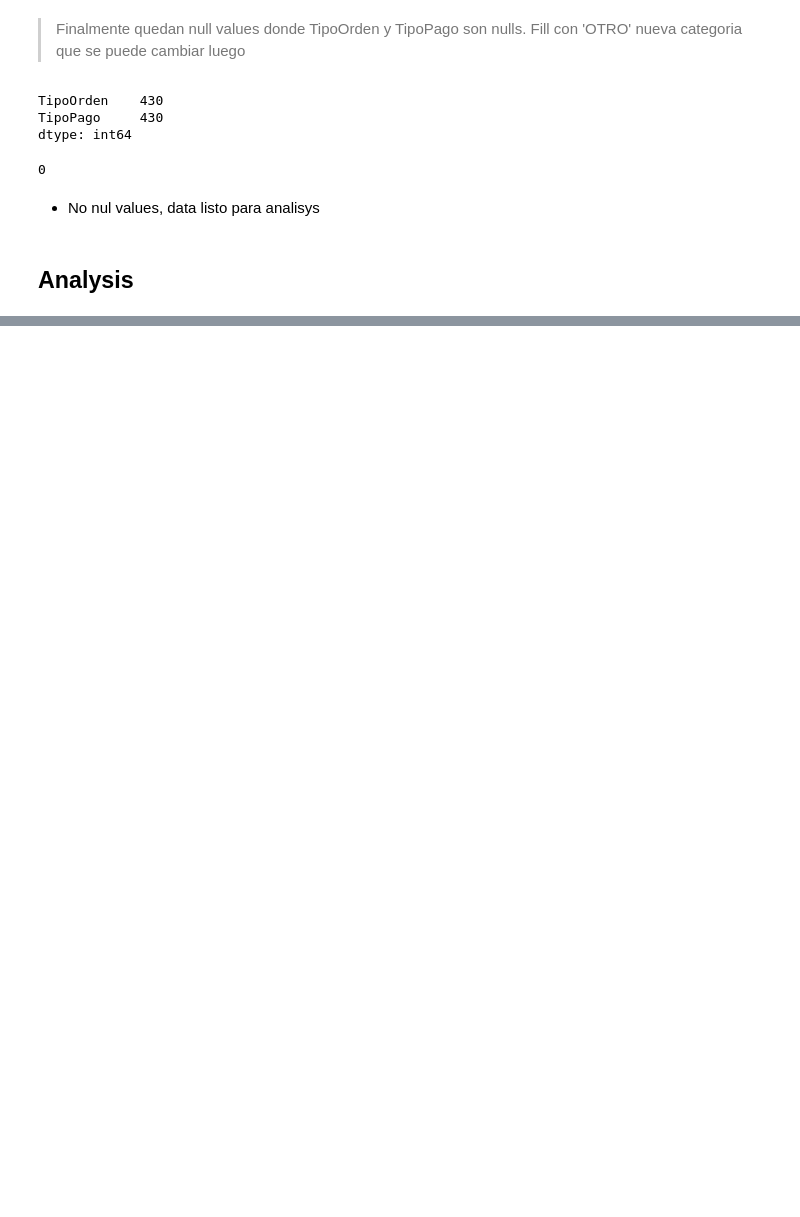
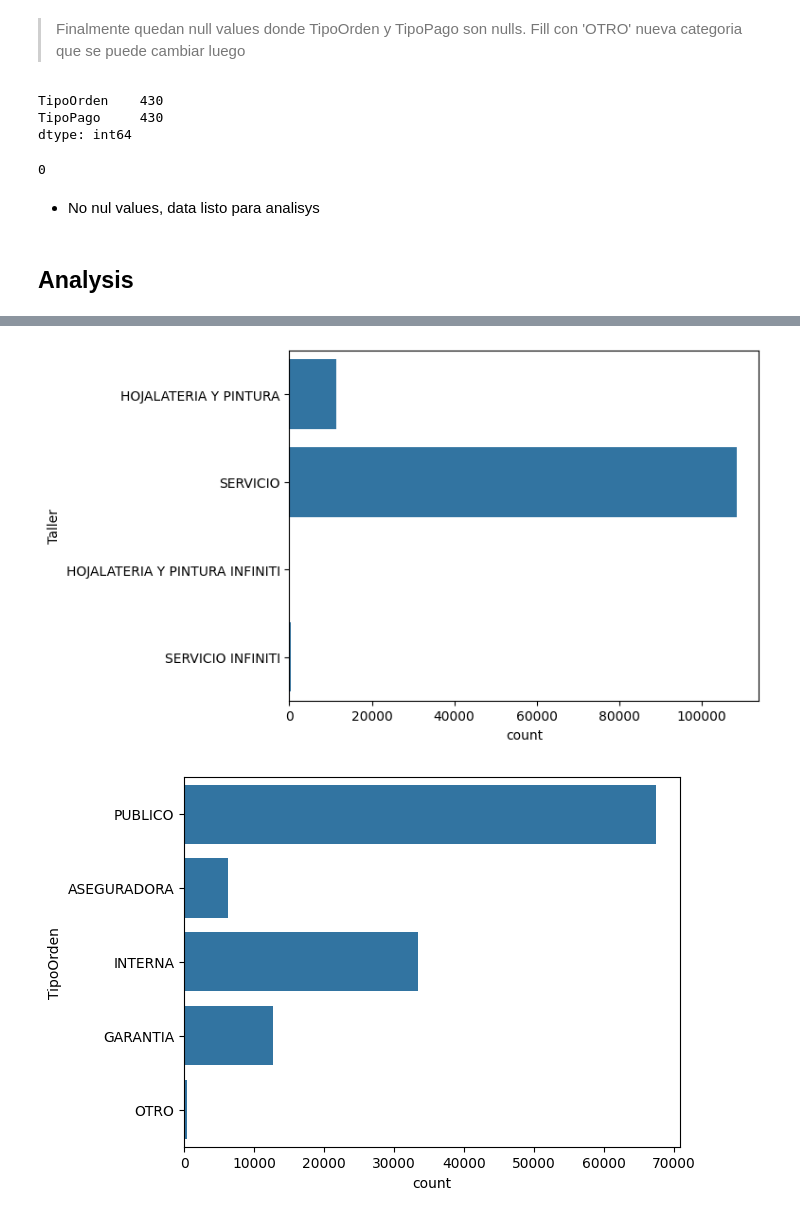
Before and after one commit to DRPproton/dealer_analysis, a Jupyter notebook: prueba.ipynb, the cells around one changed output, grey strips where cells are left out. Cells and saved outputs as stored; diff of their text form; code cells hidden in the pictures; blank space fills up the shorter version.

```diff
--- a/prueba.ipynb
+++ b/prueba.ipynb
@@ -433,0 +441,8 @@ cat_column_list = #
+# %%
+cols = ['Taller', 'TipoOrden', 'TipoPago', 'Marca']
+for col in cols:
+    sns.countplot(data[col])
+    plt.show()
+# %% [output]
+[figure, added]
+[figure, added]
```
Also changed, not shown: parts of 44 cells of this notebook, 1 other file.
